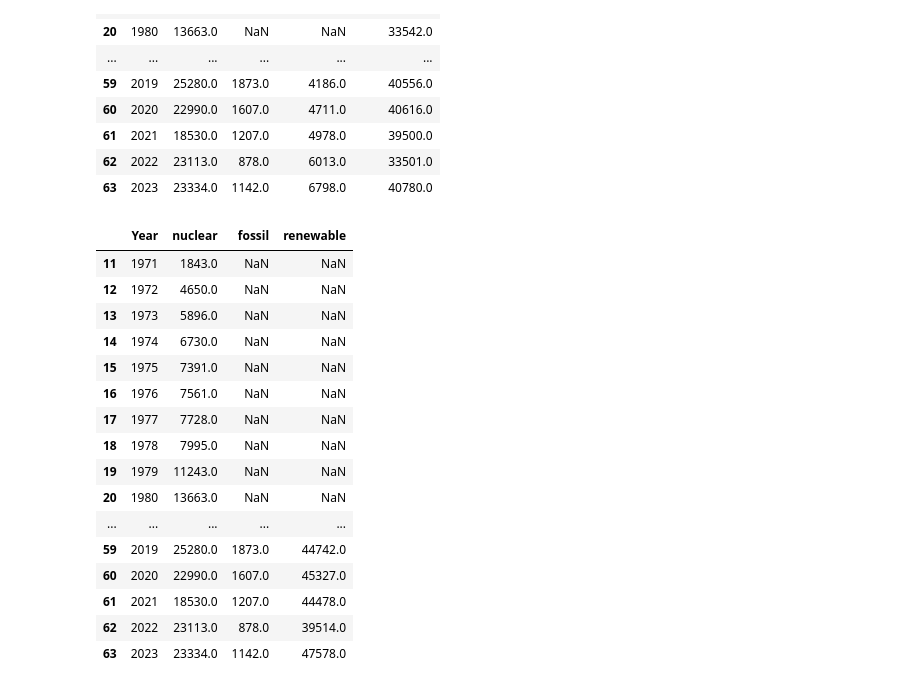
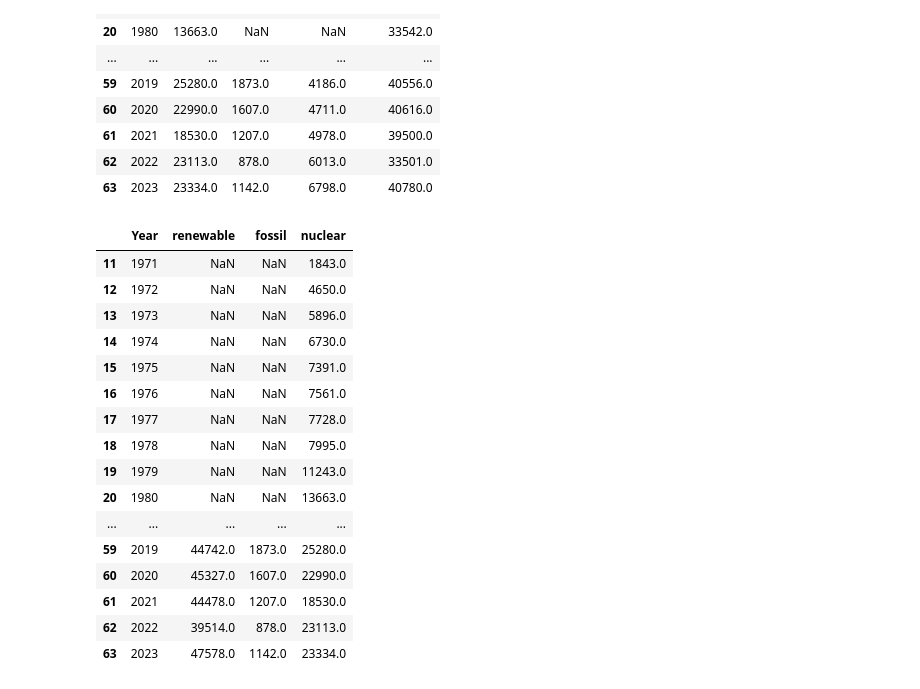
Before and after one commit to dario-baumberger/hslu-dviz-swiss-energy, a Jupyter notebook: python/ogd32_elektrizitaetbilanz_jahreswerte.ipynb, the cells around one changed output. Cells and saved outputs as stored; diff of their text form; code cells hidden in the pictures.

```diff
--- a/python/ogd32_elektrizitaetbilanz_jahreswerte.ipynb
+++ b/python/ogd32_elektrizitaetbilanz_jahreswerte.ipynb
@@ -70,14 +70,14 @@ df_data_erzeugung = df_data[[
     'Jahr',
     'Erzeugung_laufwerk_GWh',
     'Erzeugung_speicherwerk_GWh',
-    'Erzeugung_kernkraftwerk_GWh',
-    'Erzeugung_andere_total_GWh',
-    'Erzeugung_andere_fossil_GWh',
     'Erzeugung_andere_erneuerbare_abfaelle_GWh',
     'Erzeugung_holz_GWh',
     'Erzeugung_biogas_GWh',
     'Erzeugung_photovoltaik_GWh',
-    'Erzeugung_wind_GWh'
+    'Erzeugung_wind_GWh',
+    'Erzeugung_andere_total_GWh',
+    'Erzeugung_andere_fossil_GWh',
+    'Erzeugung_kernkraftwerk_GWh',
 ]]
 
 df_data_erzeugung = df_data_erzeugung[df_data['Jahr'] > 1970]
@@ -86,14 +86,14 @@ df_data_erzeugung.rename(columns={
     'Jahr': 'Year',
     'Erzeugung_laufwerk_GWh': 'hydropower (run-of-river)',
     'Erzeugung_speicherwerk_GWh': 'hydropower (storage)',
-    'Erzeugung_kernkraftwerk_GWh': 'nuclear power',
-    'Erzeugung_andere_total_GWh': 'other (total)',
-    'Erzeugung_andere_fossil_GWh': 'other (fossil)',
     'Erzeugung_andere_erneuerbare_abfaelle_GWh': 'other (renewable waste)',
     'Erzeugung_holz_GWh': 'wood',
     'Erzeugung_biogas_GWh': 'biogas',
     'Erzeugung_photovoltaik_GWh': 'photovoltaic',
-    'Erzeugung_wind_GWh': 'wind'
+    'Erzeugung_wind_GWh': 'wind',
+    'Erzeugung_andere_total_GWh': 'other (total)',
+    'Erzeugung_andere_fossil_GWh': 'other (fossil)',
+    'Erzeugung_kernkraftwerk_GWh': 'nuclear power',
 }, inplace=True)
 
 
@@ -190,49 +190,49 @@ with open('../public/data/erzeugung-grouped-1.json', 'w') as json_file:
 # %%
 # Grouping columns
 df_data_erzeugung_grouped['renewable'] = (
     df_data_erzeugung_grouped['renewable'] +
     df_data_erzeugung_grouped['hydropower']
 
 )
 
 # Selecting only the grouped columns and the Year column
-df_data_erzeugung_grouped = df_data_erzeugung_grouped[['Year', 'nuclear', 'fossil', 'renewable']]
+df_data_erzeugung_grouped = df_data_erzeugung_grouped[['Year', 'renewable', 'fossil', 'nuclear']]
 
 display(df_data_erzeugung_grouped)
 
 highcharts_series = []
 
 # Add the years as the first series
 highcharts_series.append({
     'name': 'Year',
     'data': df_data_erzeugung_grouped['Year'].tolist()
 })
 
 # Add the grouped columns
-for column in ['nuclear', 'fossil', 'renewable']:
+for column in ['renewable', 'fossil', 'nuclear',]:
     series_data = {
         'name': column,
         'data': df_data_erzeugung_grouped[column].fillna(0).tolist()  # Replace NaN with 0 for Highcharts
     }
     highcharts_series.append(series_data)
 
 with open('../public/data/erzeugung-grouped-2.json', 'w') as json_file:
     json.dump(highcharts_series, json_file, indent=2)
 # %% [output]
-|  | Year | nuclear | fossil | renewable |
-| 11 | 1971 | 1843.0 | NaN | NaN |
-| 12 | 1972 | 4650.0 | NaN | NaN |
-| 13 | 1973 | 5896.0 | NaN | NaN |
-| 14 | 1974 | 6730.0 | NaN | NaN |
-| 15 | 1975 | 7391.0 | NaN | NaN |
-| 16 | 1976 | 7561.0 | NaN | NaN |
-| 17 | 1977 | 7728.0 | NaN | NaN |
-| 18 | 1978 | 7995.0 | NaN | NaN |
-| 19 | 1979 | 11243.0 | NaN | NaN |
-| 20 | 1980 | 13663.0 | NaN | NaN |
+|  | Year | renewable | fossil | nuclear |
+| 11 | 1971 | NaN | NaN | 1843.0 |
+| 12 | 1972 | NaN | NaN | 4650.0 |
+| 13 | 1973 | NaN | NaN | 5896.0 |
+| 14 | 1974 | NaN | NaN | 6730.0 |
+| 15 | 1975 | NaN | NaN | 7391.0 |
+| 16 | 1976 | NaN | NaN | 7561.0 |
+| 17 | 1977 | NaN | NaN | 7728.0 |
+| 18 | 1978 | NaN | NaN | 7995.0 |
+| 19 | 1979 | NaN | NaN | 11243.0 |
+| 20 | 1980 | NaN | NaN | 13663.0 |
 | ... | ... | ... | ... | ... |
-| 59 | 2019 | 25280.0 | 1873.0 | 44742.0 |
-| 60 | 2020 | 22990.0 | 1607.0 | 45327.0 |
-| 61 | 2021 | 18530.0 | 1207.0 | 44478.0 |
-| 62 | 2022 | 23113.0 | 878.0 | 39514.0 |
-| 63 | 2023 | 23334.0 | 1142.0 | 47578.0 |
+| 59 | 2019 | 44742.0 | 1873.0 | 25280.0 |
+| 60 | 2020 | 45327.0 | 1607.0 | 22990.0 |
+| 61 | 2021 | 44478.0 | 1207.0 | 18530.0 |
+| 62 | 2022 | 39514.0 | 878.0 | 23113.0 |
+| 63 | 2023 | 47578.0 | 1142.0 | 23334.0 |
```
Also changed, not shown: parts of 2 cells of this notebook, 11 other files.
